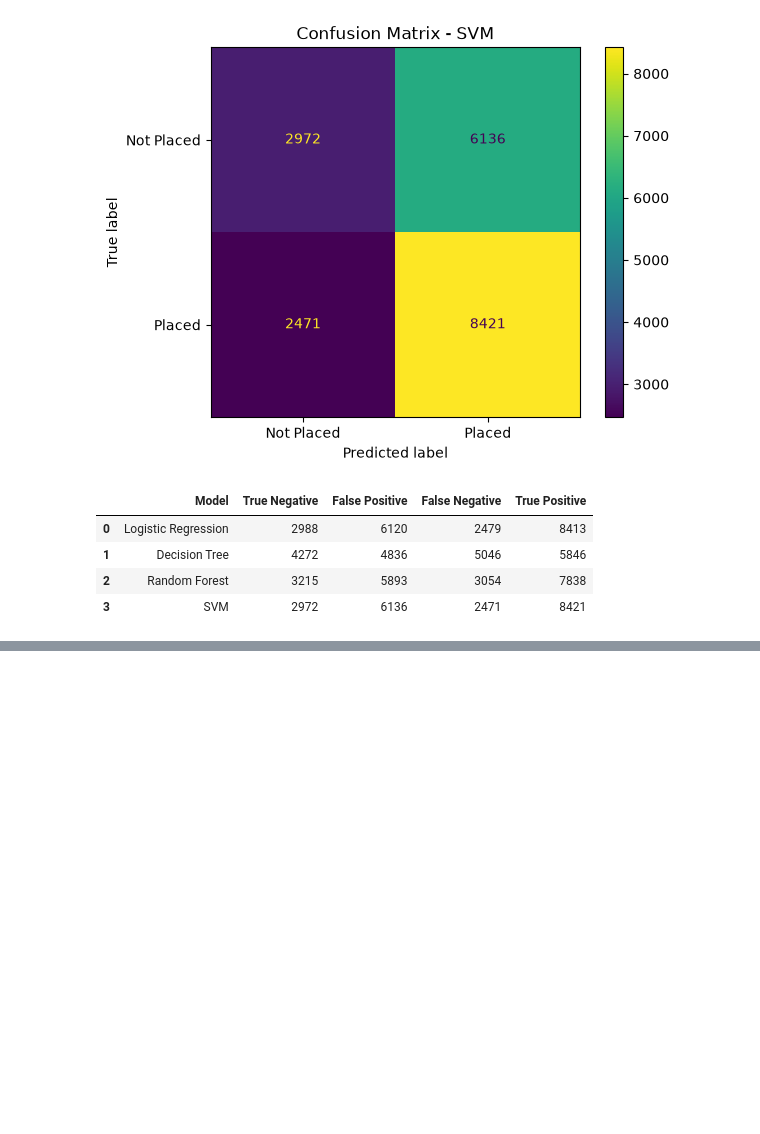
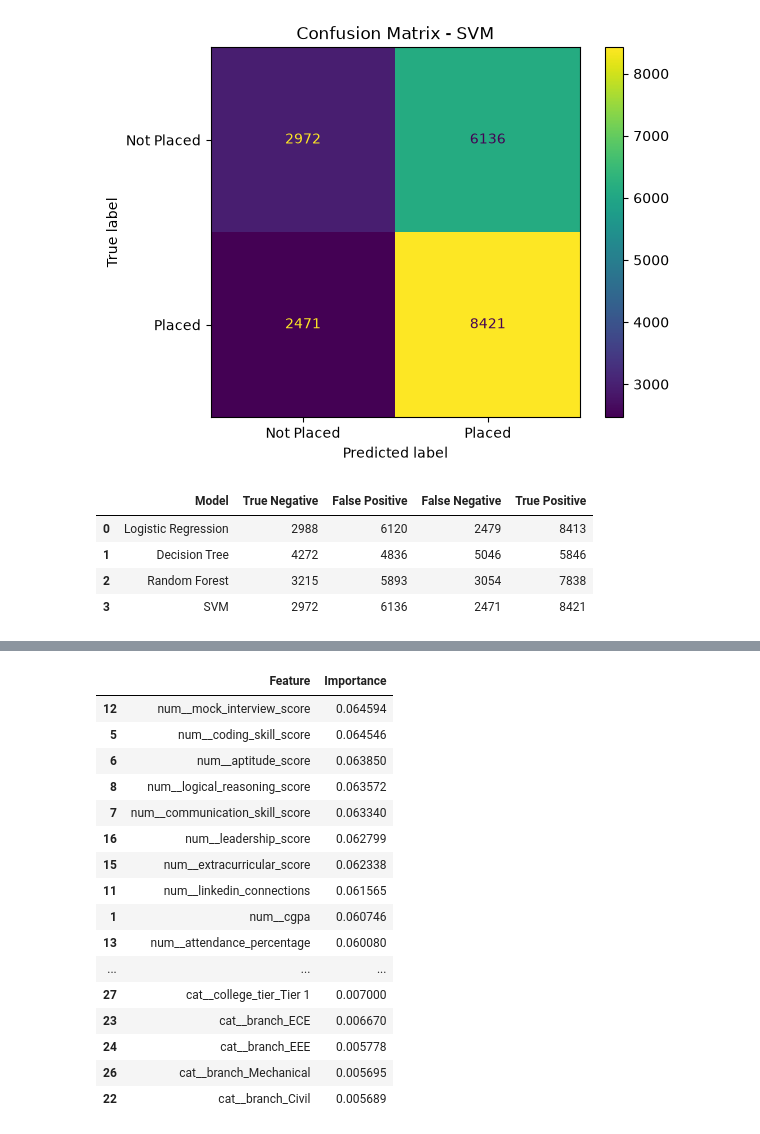
Before and after one commit to coolgeeksnippets/AI-ML-Project-Student_Placement_Prediction_System, a Jupyter notebook: notebooks/analysis.ipynb, the cells around one changed output, grey strips where cells are left out. Saved outputs shown, nothing was run; the diff lists cells and outputs as text; code cells hidden in the pictures; blank space fills up the shorter version.

```diff
--- a/notebooks/analysis.ipynb
+++ b/notebooks/analysis.ipynb
@@ -1056,0 +1075,28 @@ confusion_df
+# %%
+feature_importance_df = pd.DataFrame({
+    'Feature': feature_names,
+    'Importance': random_forest_model.feature_importances_
+})
+feature_importance_df = feature_importance_df.sort_values(
+    by='Importance',
+    ascending=False
+)
+feature_importance_df
+# %% [output]
+|  | Feature | Importance |
+| 12 | num__mock_interview_score | 0.064594 |
+| 5 | num__coding_skill_score | 0.064546 |
+| 6 | num__aptitude_score | 0.063850 |
+| 8 | num__logical_reasoning_score | 0.063572 |
+| 7 | num__communication_skill_score | 0.063340 |
+| 16 | num__leadership_score | 0.062799 |
+| 15 | num__extracurricular_score | 0.062338 |
+| 11 | num__linkedin_connections | 0.061565 |
+| 1 | num__cgpa | 0.060746 |
+| 13 | num__attendance_percentage | 0.060080 |
+| ... | ... | ... |
+| 27 | cat__college_tier_Tier 1 | 0.007000 |
+| 23 | cat__branch_ECE | 0.006670 |
+| 24 | cat__branch_EEE | 0.005778 |
+| 26 | cat__branch_Mechanical | 0.005695 |
+| 22 | cat__branch_Civil | 0.005689 |
```
Also changed, not shown: parts of 29 cells of this notebook.
